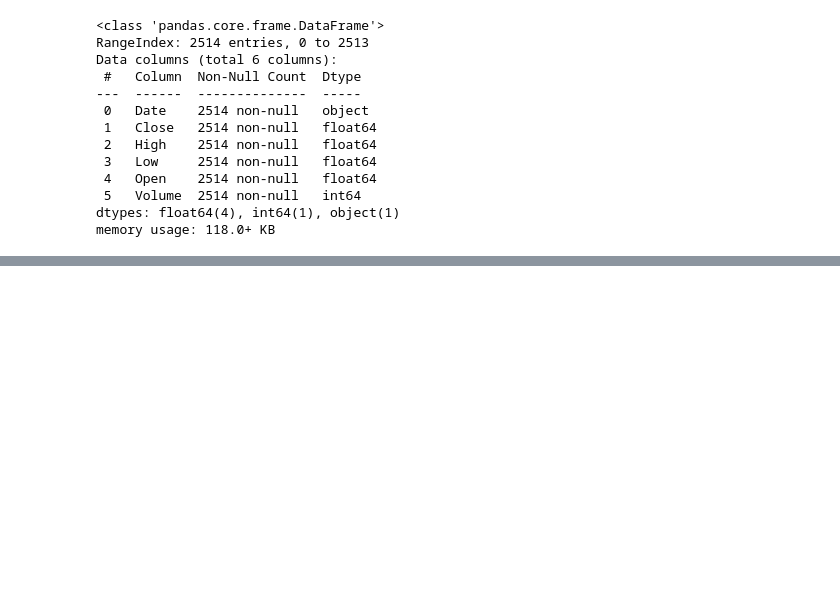
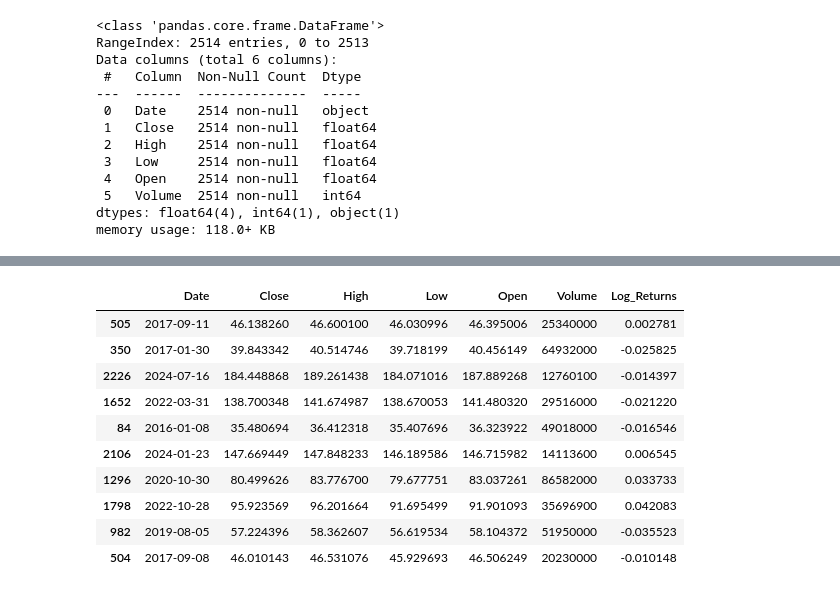
Before and after one commit to kamijoseph/Stocks-Price-Prediction-WebApp, a Jupyter notebook: notebook/model.ipynb, the cells around one changed output, grey strips where cells are left out. Cells and saved outputs as stored; diff of their text form; code cells hidden in the pictures; blank space fills up the shorter version.

```diff
--- a/notebook/model.ipynb
+++ b/notebook/model.ipynb
@@ -182,0 +208,14 @@ fig.show()
+# %%
+data.sample(10)
+# %% [output]
+|  | Date | Close | High | Low | Open | Volume | Log_Returns |
+| 505 | 2017-09-11 | 46.138260 | 46.600100 | 46.030996 | 46.395006 | 25340000 | 0.002781 |
+| 350 | 2017-01-30 | 39.843342 | 40.514746 | 39.718199 | 40.456149 | 64932000 | -0.025825 |
+| 2226 | 2024-07-16 | 184.448868 | 189.261438 | 184.071016 | 187.889268 | 12760100 | -0.014397 |
+| 1652 | 2022-03-31 | 138.700348 | 141.674987 | 138.670053 | 141.480320 | 29516000 | -0.021220 |
+| 84 | 2016-01-08 | 35.480694 | 36.412318 | 35.407696 | 36.323922 | 49018000 | -0.016546 |
+| 2106 | 2024-01-23 | 147.669449 | 147.848233 | 146.189586 | 146.715982 | 14113600 | 0.006545 |
+| 1296 | 2020-10-30 | 80.499626 | 83.776700 | 79.677751 | 83.037261 | 86582000 | 0.033733 |
+| 1798 | 2022-10-28 | 95.923569 | 96.201664 | 91.695499 | 91.901093 | 35696900 | 0.042083 |
+| 982 | 2019-08-05 | 57.224396 | 58.362607 | 56.619534 | 58.104372 | 51950000 | -0.035523 |
+| 504 | 2017-09-08 | 46.010143 | 46.531076 | 45.929693 | 46.506249 | 20230000 | -0.010148 |
```
Also changed, not shown: parts of 12 cells of this notebook, 2 other files.
